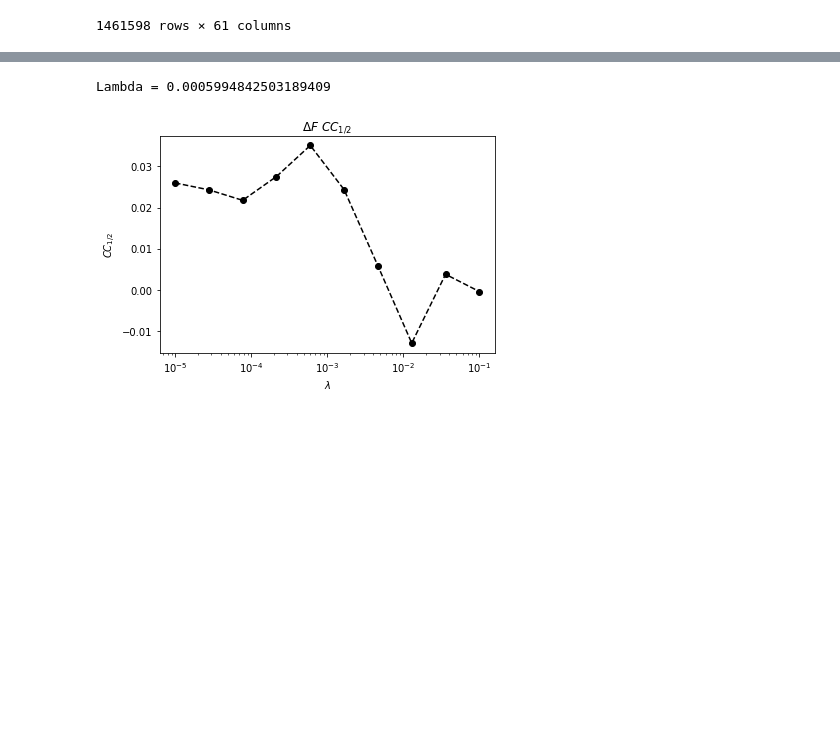
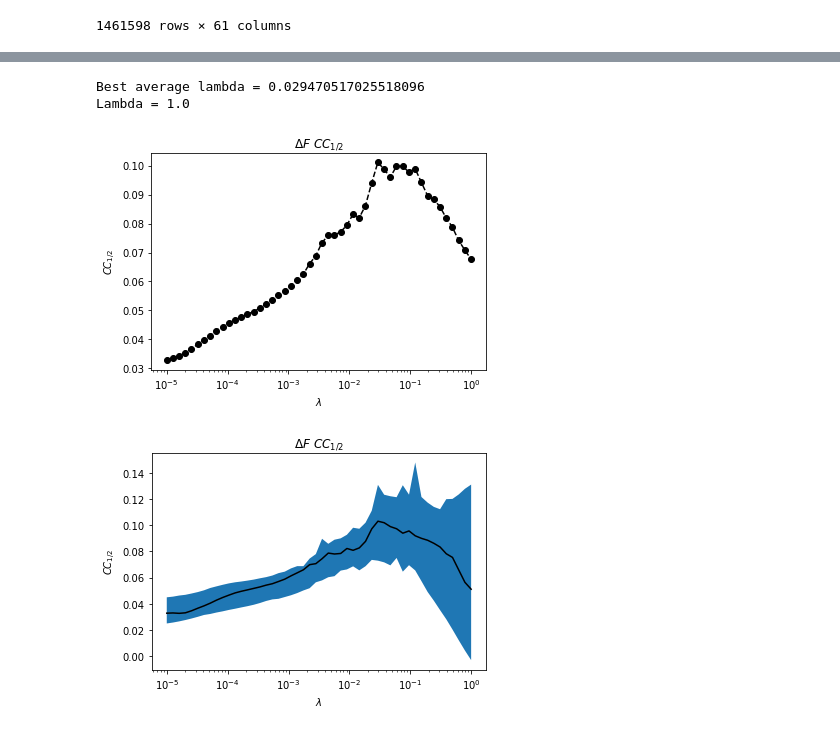
Before and after one commit to kmdalton/deltafestimator, a Jupyter notebook: examples/Regularizer Crossvalidation Physical Model Gaussian.ipynb, the cells around one changed output, grey strips where cells are left out. Drawn from its saved outputs; the diff is of its cells as text; code cells hidden in the pictures; blank space fills up the shorter version.

```diff
--- a/examples/Regularizer Crossvalidation Physical Model Gaussian.ipynb
+++ b/examples/Regularizer Crossvalidation Physical Model Gaussian.ipynb
@@ -69,7 +69,7 @@ for k in I:
 from time import time
 start = time()
 
-lambdas = [1e10]
+lambdas = [1e-3]
 tolerance = 1e-7
 intensitykey = 'ipm2'
 maxiter = 10000
@@ -129,7 +164,7 @@ tolerance = 1e-7
 intensitykey = 'ipm2'
 maxiter = 2000
 referencekey = 'FCALC'
-lmin,lmax,lstep = -5, -1, 10
+lmin,lmax,lstep = -5, 0, 50
 #lmin,lmax,lstep = -10, -11,2
 lambdas = np.logspace(lmin, lmax, lstep)
 optim = tf.train.AdamOptimizer(0.05)
@@ -137,7 +172,7 @@ config = tf.ConfigProto(
         device_count = {'GPU': 1}
     )
 
-iters = 1
+iters = 10
 
 Ftrace1 = pd.DataFrame()
 Ftrace2 = pd.DataFrame()
@@ -146,7 +181,7 @@ I['MASK'] = True
 for i in range(iters):
     print(f"Iteration {i}:")
     I['MASK'] = np.array(I[['RUN', 'PHINUMBER', 'MASK']].groupby(['RUN', 'PHINUMBER']).transform(lambda x: np.random.random()) < 0.5)
-    n = deltafestimator.deltafestimator_physical_laplacian(I[I['MASK']])
+    n = deltafestimator.deltafestimator_physical_gaussian(I[I['MASK']])
     n.train({'LAMBDA': lambdas}, optimizer=optim, maxiter=maxiter, tolerance=tolerance)
     _Ftrace1 = n.result['Miller']
     _Icryst1 = n.result['Icryst']
@@ -159,7 +194,7 @@ for i in range(iters):
     Icryst = pd.concat((Icryst, _Icryst1))
 
     print("\nCompleted First half")
-    n = deltafestimator.deltafestimator_physical_laplacian(I[~I['MASK']])
+    n = deltafestimator.deltafestimator_physical_gaussian(I[~I['MASK']])
     n.train({'LAMBDA': lambdas}, optimizer=optim, maxiter=maxiter, tolerance=tolerance)
     _Ftrace2 = n.result['Miller']
     _Icryst2 = n.result['Icryst']
@@ -181,34 +227,63 @@ Completed First half
 # %%
 from scipy.stats import spearmanr,pearsonr
 
-#rfunc = pearsonr
-rfunc = spearmanr
+rfunc = pearsonr
+#rfunc = spearmanr
 
 
 #Fmax_gamma = Ftrace[(Ftrace['RHO'] == r_) & (Ftrace['LAMBDA'] == l_) & (Ftrace['ITER'] == i_)]
 #Imax_gamma = Icryst[(Icryst['RHO'] == r_) & (Icryst['LAMBDA'] == l_) & (Icryst['ITER'] == i_)]
 
 
 cckey = "DeltaF"
 r_DeltaF_replicates = Ftrace.groupby(['LAMBDA', 'ITER']).apply(lambda x: rfunc(x[cckey], x[cckey + '_2'])[0])
 r_DeltaF = Ftrace.groupby(['LAMBDA', 'ITER']).apply(lambda x: rfunc(x[cckey], x[cckey + '_2'])[0]).groupby(['LAMBDA']).mean()
 plt.plot(r_DeltaF.index.get_level_values('LAMBDA'), r_DeltaF, '--k')
 plt.plot(r_DeltaF.index.get_level_values('LAMBDA'), r_DeltaF, 'ok')
 plt.semilogx()
 plt.ylabel(r"$CC_{1/2}$")
 plt.gca().xaxis.tick_bottom()
 plt.xlabel(r"$\lambda$")
 plt.title("$\Delta F\ CC_{1/2}$")
 
+
+#Best average lambda
+r_DeltaF[r_DeltaF == r_DeltaF.max()]
+print(f"Best average lambda = {r_DeltaF[r_DeltaF == r_DeltaF.max()].index[0]}")
+
+#Best absolute iteration
 l_,i_ = r_DeltaF_replicates[r_DeltaF_replicates == r_DeltaF_replicates.max()].index.values[0]
 print("Lambda = {}".format(l_))
 
+cckey = "DeltaF"
+plt.figure()
+r_DeltaF_replicates = Ftrace.groupby(['LAMBDA', 'ITER']).apply(lambda x: rfunc(x[cckey], x[cckey + '_2'])[0])
+r_DeltaF = r_DeltaF_replicates.groupby(['LAMBDA']).median()
+plt.fill_between(
+    lambdas,
+    r_DeltaF_replicates.groupby(['LAMBDA']).apply(lambda x: np.percentile(x,  10)),
+    r_DeltaF_replicates.groupby(['LAMBDA']).apply(lambda x: np.percentile(x,  90)),
+)
+plt.plot(
+    lambdas,
+    r_DeltaF_replicates.groupby(['LAMBDA']).median(),
+    '-k'
+)
+plt.semilogx()
+plt.ylabel(r"$CC_{1/2}$")
+plt.gca().xaxis.tick_bottom()
+plt.xlabel(r"$\lambda$")
+plt.title("$\Delta F\ CC_{1/2}$")
 
-Fmax_DeltaF = Ftrace[Ftrace['LAMBDA'] == l_]
-Imax_DeltaF = Icryst[Icryst['LAMBDA'] == l_]
+
+
+Fmax_DeltaF = Ftrace[(Ftrace['LAMBDA'] == l_) & (Ftrace['ITER'] == i_)]
+Imax_DeltaF = Icryst[(Icryst['LAMBDA'] == l_) & (Icryst['ITER'] == i_)]
 # %% [output]
-Lambda = 0.0005994842503189409
+Best average lambda = 0.029470517025518096
+Lambda = 1.0
-[figure, old version]
+[figure, new version]
+[figure, added]
 # %%
 from matplotlib import animation
 from IPython.display import HTML
```
Also changed, not shown: parts of 10 cells of this notebook, 2 other files.
